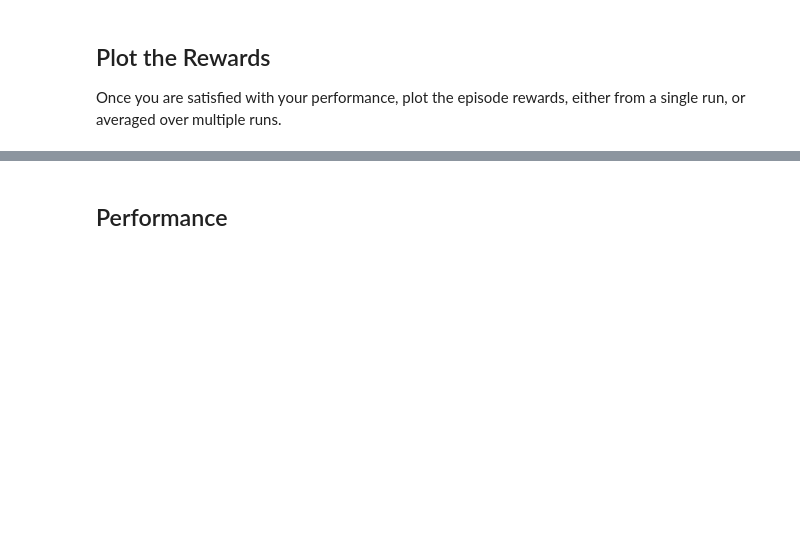
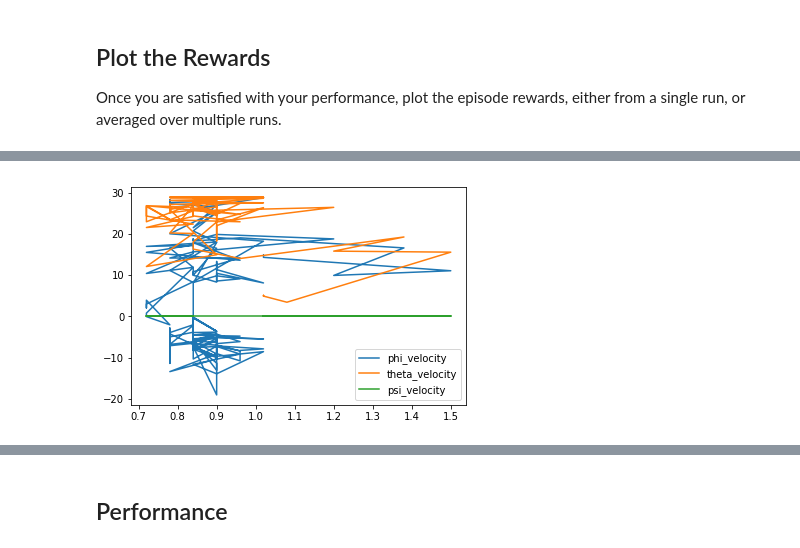
Before and after one commit to aryalrabin/RL-Quadcopter-2, a Jupyter notebook: Quadcopter_Project.ipynb, the cells around one changed output, grey strips where cells are left out. Saved outputs shown, nothing was run; the diff lists cells and outputs as text; code cells hidden in the pictures; blank space fills up the shorter version.

```diff
--- a/Quadcopter_Project.ipynb
+++ b/Quadcopter_Project.ipynb
@@ -276,0 +285,8 @@ np.mean(ddpg_results['total_reward'][-10:])
+# %%
+plt.plot(ddpg_results['time'], ddpg_results['phi_velocity'], label='phi_velocity')
+plt.plot(ddpg_results['time'], ddpg_results['theta_velocity'], label='theta_velocity')
+plt.plot(ddpg_results['time'], ddpg_results['psi_velocity'], label='psi_velocity')
+plt.legend()
+_ = plt.ylim()
+# %% [output]
+[figure, added]
```
Also changed, not shown: parts of 17 cells of this notebook.
